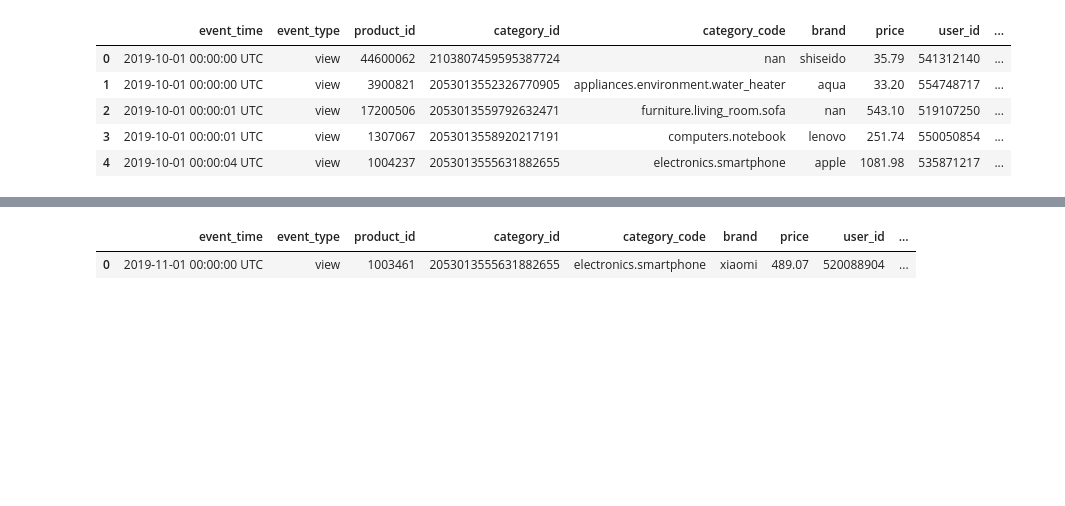
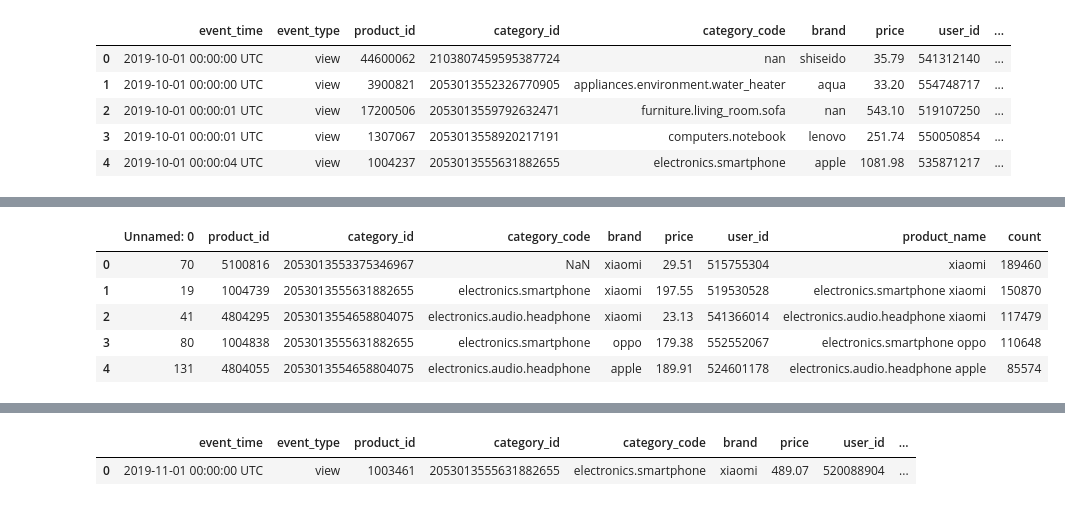
Before and after one commit to Hmmsien/ECommerce_behavior, a Jupyter notebook: notebooks/DataScrapper.ipynb, the cells around one changed output, grey strips where cells are left out. Drawn from its saved outputs; the diff is of its cells as text; code cells hidden in the pictures; blank space fills up the shorter version.

```diff
--- a/notebooks/DataScrapper.ipynb
+++ b/notebooks/DataScrapper.ipynb
@@ -153,0 +162,11 @@ products.head()
+# %%
+product_prima = pd.read_csv('products_oct.csv')
+# %%
+product_prima.head()
+# %% [output]
+|  | Unnamed: 0 | product_id | category_id | category_code | brand | price | user_id | product_name | count |
+| 0 | 70 | 5100816 | 2053013553375346967 | NaN | xiaomi | 29.51 | 515755304 | xiaomi | 189460 |
+| 1 | 19 | 1004739 | 2053013555631882655 | electronics.smartphone | xiaomi | 197.55 | 519530528 | electronics.smartphone xiaomi | 150870 |
+| 2 | 41 | 4804295 | 2053013554658804075 | electronics.audio.headphone | xiaomi | 23.13 | 541366014 | electronics.audio.headphone xiaomi | 117479 |
+| 3 | 80 | 1004838 | 2053013555631882655 | electronics.smartphone | oppo | 179.38 | 552552067 | electronics.smartphone oppo | 110648 |
+| 4 | 131 | 4804055 | 2053013554658804075 | electronics.audio.headphone | apple | 189.91 | 524601178 | electronics.audio.headphone apple | 85574 |
```
Also changed, not shown: parts of 21 cells of this notebook, 6 other files.
